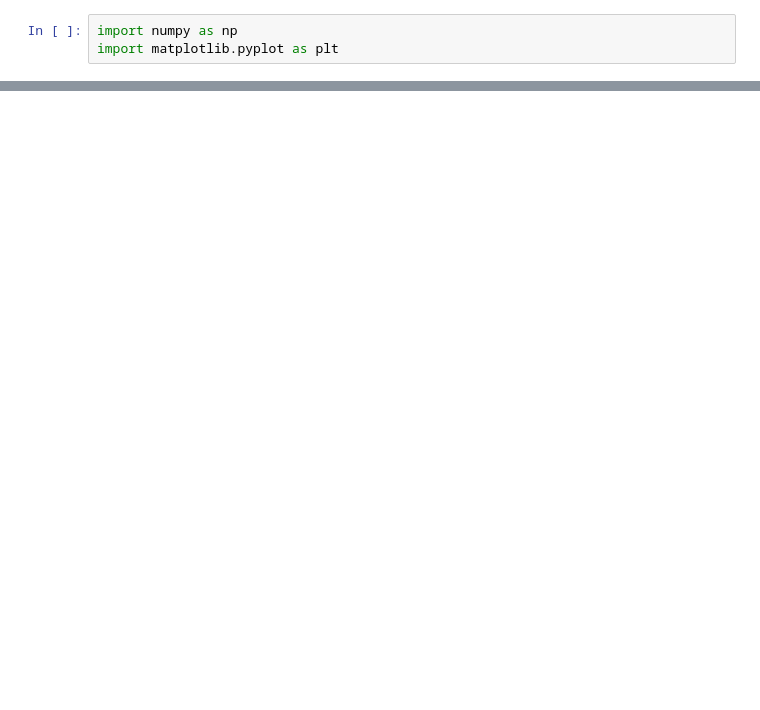
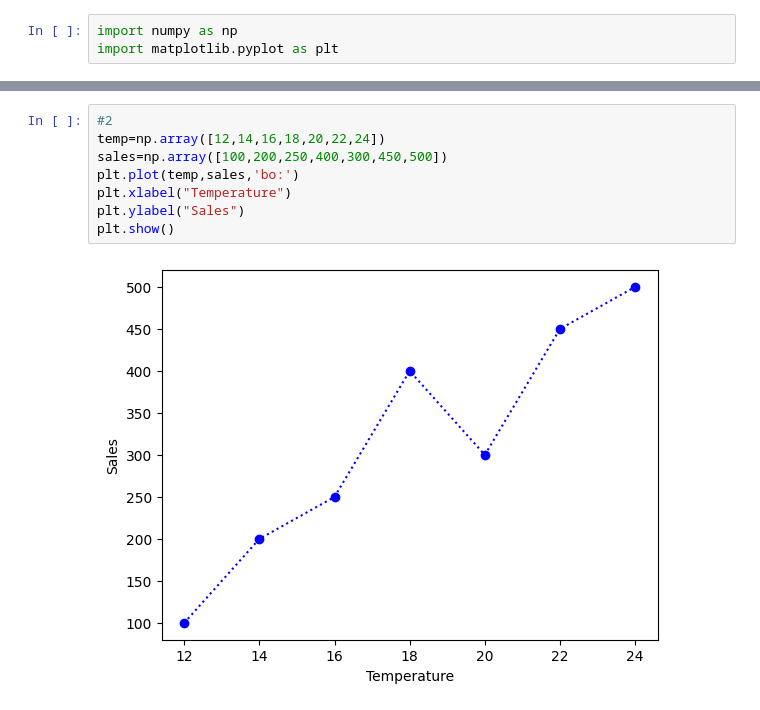
Before and after one commit to anandu-pn/S3, a Jupyter notebook: Data Science/exercise3.ipynb, the cells around one changed output, grey strips where cells are left out. Drawn from its saved outputs; the diff is of its cells as text; blank space fills up the shorter version.

```diff
--- a/Data Science/exercise3.ipynb
+++ b/Data Science/exercise3.ipynb
@@ -13,0 +14,10 @@ plt.show()
+# %%
+#2
+temp=np.array([12,14,16,18,20,22,24])
+sales=np.array([100,200,250,400,300,450,500])
+plt.plot(temp,sales,'bo:')
+plt.xlabel("Temperature")
+plt.ylabel("Sales")
+plt.show()
+# %% [output]
+[figure, added]
```
Also changed, not shown: parts of 5 cells of this notebook, 1 other file.
